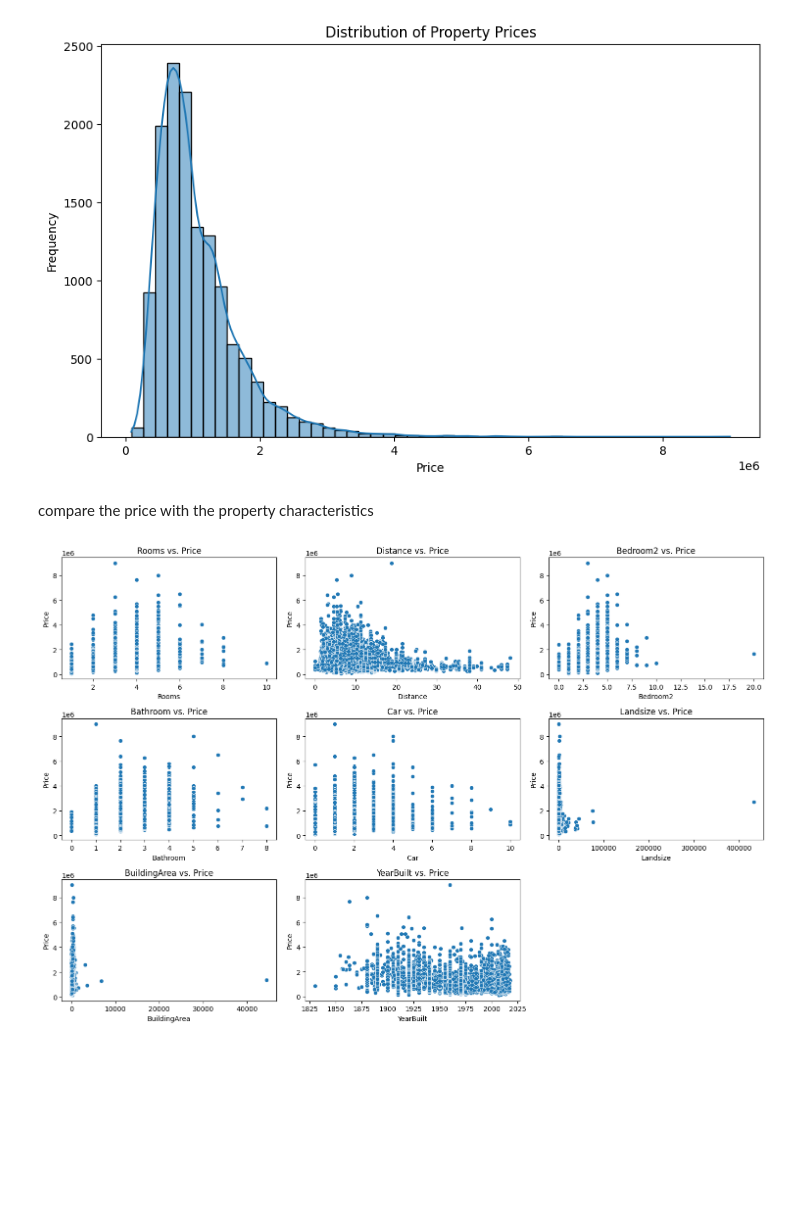
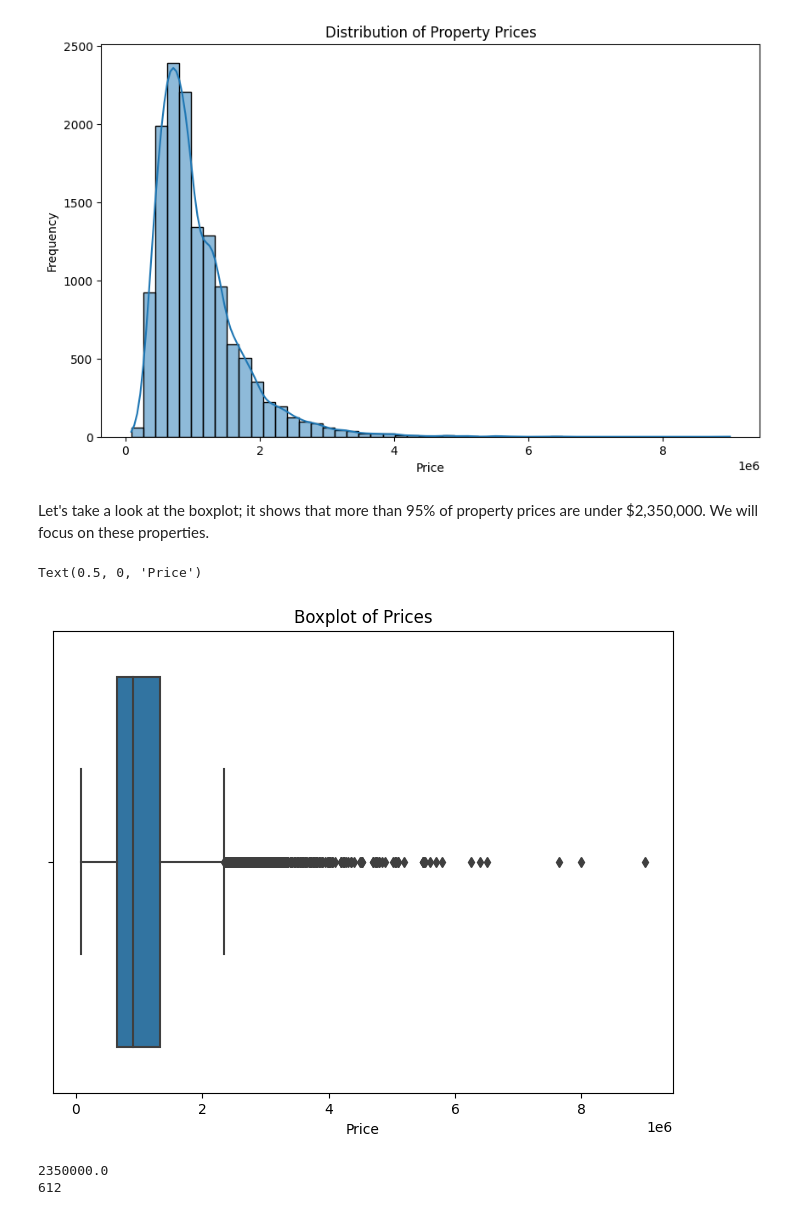
Before and after one commit to smyzw1wzq/da_project, a Jupyter notebook: mel_house.ipynb, the cells around one changed output. Cells and saved outputs as stored; diff of their text form; code cells hidden in the pictures; blank space fills up the shorter version.

```diff
--- a/mel_house.ipynb
+++ b/mel_house.ipynb
@@ -201,19 +313,38 @@ plt.show()
 # %% [output]
 [figure]
 # %% [markdown]
-compare the price with the property characteristics
+Let's take a look at the boxplot; it shows that more than 95% of property prices are under $2,350,000. We will focus on these properties.
-# %%
-# Plot scatter plots of property characteristics vs. price
-characteristics = ['Rooms', 'Distance', 'Bedroom2', 'Bathroom', 'Car', 'Landsize', 'BuildingArea', 'YearBuilt']
-
-plt.figure(figsize=(15, 10))
-for i, characteristic in enumerate(characteristics, 1):
-    plt.subplot(3, 3, i)
-    sns.scatterplot(x=df[characteristic], y=df['Price'])
-    plt.title(f'{characteristic} vs. Price')
-    plt.xlabel(characteristic)
-    plt.ylabel('Price')
-plt.tight_layout()
-plt.show()
-# %% [output]
-[figure, removed]
+# %%
+plt.figure(figsize=(8, 6))
+
+# Plot the boxplot of prices
+sns.boxplot(x=df['Price'])
+plt.title('Boxplot of Prices')
+plt.xlabel('Price')
+# %% [output]
+Text(0.5, 0, 'Price')
+[figure, added]
+# %%
+# Calculate Q1 (25th percentile) and Q3 (75th percentile)
+Q1 = df['Price'].quantile(0.25)
+Q3 = df['Price'].quantile(0.75)
+
+# Calculate IQR
+IQR = Q3 - Q1
+
+# Determine the lower and upper bounds for outliers
+lower_bound = Q1 - 1.5 * IQR
+upper_bound = Q3 + 1.5 * IQR
+
+print(upper_bound)
+
+# Identify outliers
+outliers = df[(df['Price'] < lower_bound) | (df['Price'] > upper_bound)]
+
+# Count the number of outliers
+num_outliers = outliers.shape[0]
+
+print(num_outliers)
+# %% [output]
+2350000.0
+612
```
Also changed, not shown: parts of 57 cells of this notebook.
